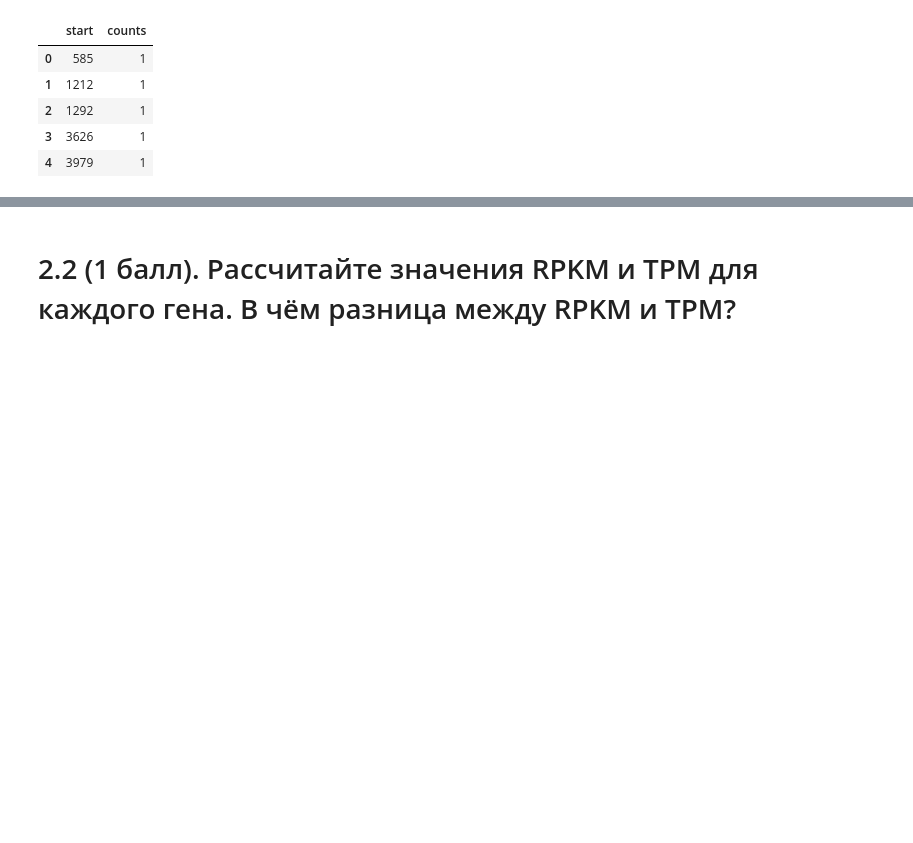
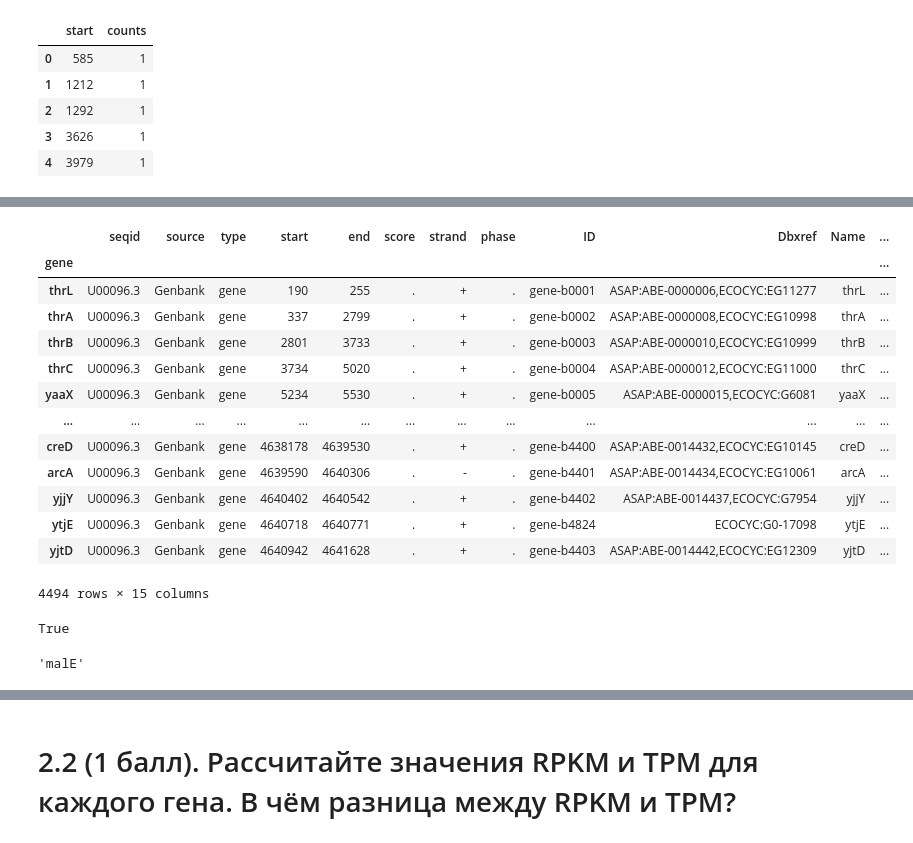
Before and after one commit to alex123012/bioinf_2022, a Jupyter notebook: RiboSeq/RiboSeq.ipynb, the cells around one changed output, grey strips where cells are left out. Cells and saved outputs as stored; diff of their text form; code cells hidden in the pictures; blank space fills up the shorter version.

```diff
--- a/RiboSeq/RiboSeq.ipynb
+++ b/RiboSeq/RiboSeq.ipynb
@@ -412,0 +443,14 @@ r_coords.head()
+# %%
+annotation = pd.read_csv(os.path.join(annotation_file_path), sep='\t', skiprows=5, header=None).rename(columns={
+    0: "seqid",
+    1: "source",
+    2: "type",
+    3: "start",
+    4: "end",
+    5: "score",
+    6: "strand",
+    7: "phase",
+    8: "attributes",
+}) # https://github.com/The-Sequence-Ontology/Specifications/blob/master/gff3.md
+
+annotation.head()
@@ -412,0 +464,3 @@ r_coords.head()
+# %%
+genes = annotation[annotation.type == "gene"]
+genes.head()
@@ -412,0 +474,3 @@ r_coords.head()
+# %%
+genes_attrs = genes.attributes.str.split(";")
+genes_attrs.head()
@@ -412,0 +488,3 @@ r_coords.head()
+# %%
+genes_attrs_columns = [i.split('=')[0] for i in genes_attrs.iloc[0]]
+genes_attrs_columns
@@ -412,0 +500,25 @@ r_coords.head()
+# %%
+genes_attrs_df = pd.DataFrame({}, columns=genes_attrs_columns)
+for i, col in tqdm(enumerate(genes_attrs_df.columns)):
+    genes_attrs_df[col] = genes_attrs.str[i].str.split("=").str[1]
+genes = genes.join(genes_attrs_df).drop("attributes", axis=1).set_index("gene")
+genes
+# %% [output]
+|  | seqid | source | type | start | end | score | strand | phase | ID | Dbxref | Name | ... |
+| gene |  |  |  |  |  |  |  |  |  |  |  | ... |
+| thrL | U00096.3 | Genbank | gene | 190 | 255 | . | + | . | gene-b0001 | ASAP:ABE-0000006,ECOCYC:EG11277 | thrL | ... |
+| thrA | U00096.3 | Genbank | gene | 337 | 2799 | . | + | . | gene-b0002 | ASAP:ABE-0000008,ECOCYC:EG10998 | thrA | ... |
+| thrB | U00096.3 | Genbank | gene | 2801 | 3733 | . | + | . | gene-b0003 | ASAP:ABE-0000010,ECOCYC:EG10999 | thrB | ... |
+| thrC | U00096.3 | Genbank | gene | 3734 | 5020 | . | + | . | gene-b0004 | ASAP:ABE-0000012,ECOCYC:EG11000 | thrC | ... |
+| yaaX | U00096.3 | Genbank | gene | 5234 | 5530 | . | + | . | gene-b0005 | ASAP:ABE-0000015,ECOCYC:G6081 | yaaX | ... |
+| ... | ... | ... | ... | ... | ... | ... | ... | ... | ... | ... | ... | ... |
+| creD | U00096.3 | Genbank | gene | 4638178 | 4639530 | . | + | . | gene-b4400 | ASAP:ABE-0014432,ECOCYC:EG10145 | creD | ... |
+| arcA | U00096.3 | Genbank | gene | 4639590 | 4640306 | . | - | . | gene-b4401 | ASAP:ABE-0014434,ECOCYC:EG10061 | arcA | ... |
+| yjjY | U00096.3 | Genbank | gene | 4640402 | 4640542 | . | + | . | gene-b4402 | ASAP:ABE-0014437,ECOCYC:G7954 | yjjY | ... |
+| ytjE | U00096.3 | Genbank | gene | 4640718 | 4640771 | . | + | . | gene-b4824 | ECOCYC:G0-17098 | ytjE | ... |
+| yjtD | U00096.3 | Genbank | gene | 4640942 | 4641628 | . | + | . | gene-b4403 | ASAP:ABE-0014442,ECOCYC:EG12309 | yjtD | ... |
+4494 rows × 15 columns
+# %%
+genes.index.unique().shape[0] == genes_attrs_df.shape[0]
+# %% [output]
+True
@@ -412,0 +529,5 @@ r_coords.head()
+# %%
+chosen_gene = np.random.choice(genes.Name.unique())
+chosen_gene
+# %% [output]
+'malE'
```
Also changed, not shown: parts of 23 cells of this notebook, 4 other files.
